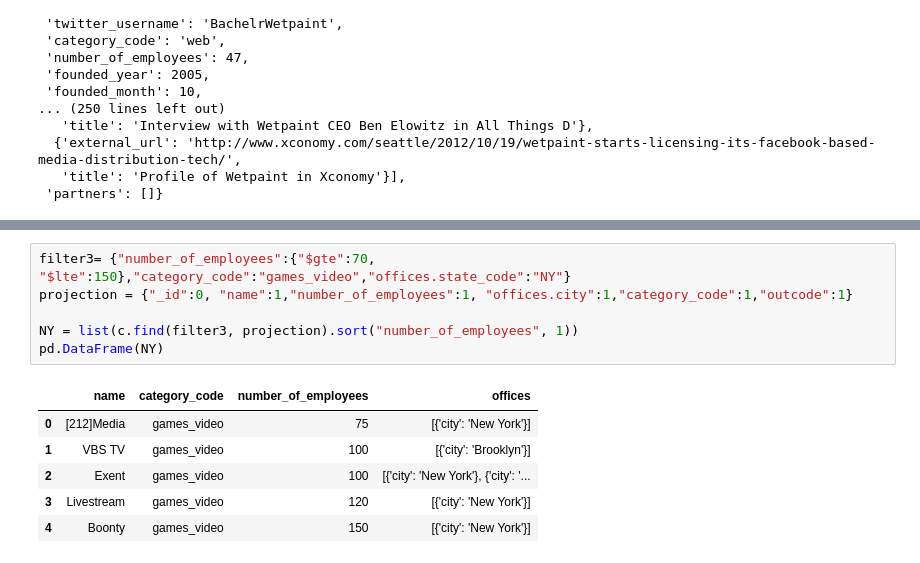
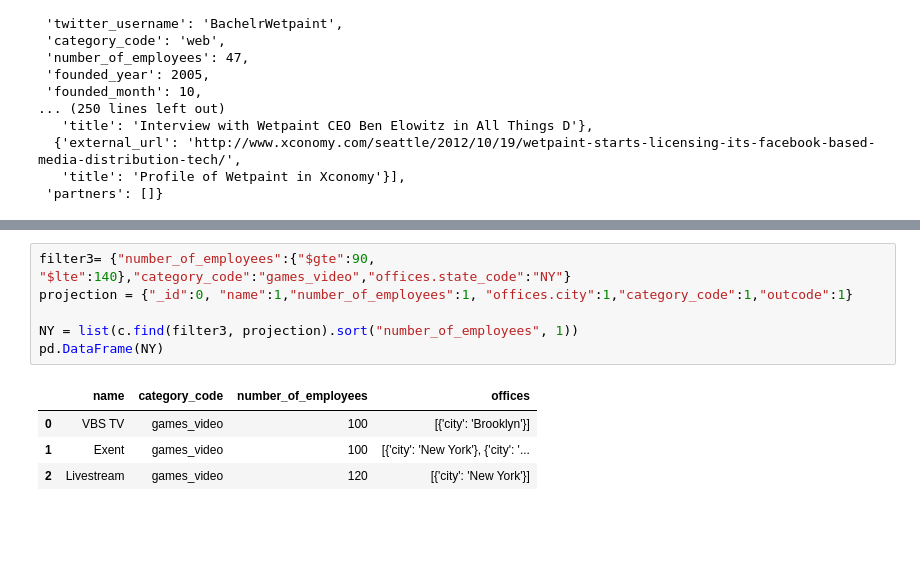
Before and after one commit to Ironhack-data23/project-3, a Jupyter notebook: parteI.ipynb, the cells around one changed output, grey strips where cells are left out. Cells and saved outputs as stored; diff of their text form; blank space fills up the shorter version.

```diff
--- a/parteI.ipynb
+++ b/parteI.ipynb
@@ -99,16 +90,14 @@ projection = {"_id":0, "name":1,"number_of_employees":1, "offices.city":1,"categ
 
 #ny = 4
 # %%
-filter3= {"number_of_employees":{"$gte":70, "$lte":150},"category_code":"games_video","offices.state_code":"NY"}
+filter3= {"number_of_employees":{"$gte":90, "$lte":140},"category_code":"games_video","offices.state_code":"NY"}
 projection = {"_id":0, "name":1,"number_of_employees":1, "offices.city":1,"category_code":1,"outcode":1}
 
 NY = list(c.find(filter3, projection).sort("number_of_employees", 1))
 pd.DataFrame(NY)
 # %% [output]
 |  | name | category_code | number_of_employees | offices |
-| 0 | [212]Media | games_video | 75 | [{'city': 'New York'}] |
-| 1 | VBS TV | games_video | 100 | [{'city': 'Brooklyn'}] |
-| 2 | Exent | games_video | 100 | [{'city': 'New York'}, {'city': '... |
-| 3 | Livestream | games_video | 120 | [{'city': 'New York'}] |
-| 4 | Boonty | games_video | 150 | [{'city': 'New York'}] |
+| 0 | VBS TV | games_video | 100 | [{'city': 'Brooklyn'}] |
+| 1 | Exent | games_video | 100 | [{'city': 'New York'}, {'city': '... |
+| 2 | Livestream | games_video | 120 | [{'city': 'New York'}] |
 # %%
```
Also changed, not shown: parts of 15 cells of this notebook, 5 other files.
